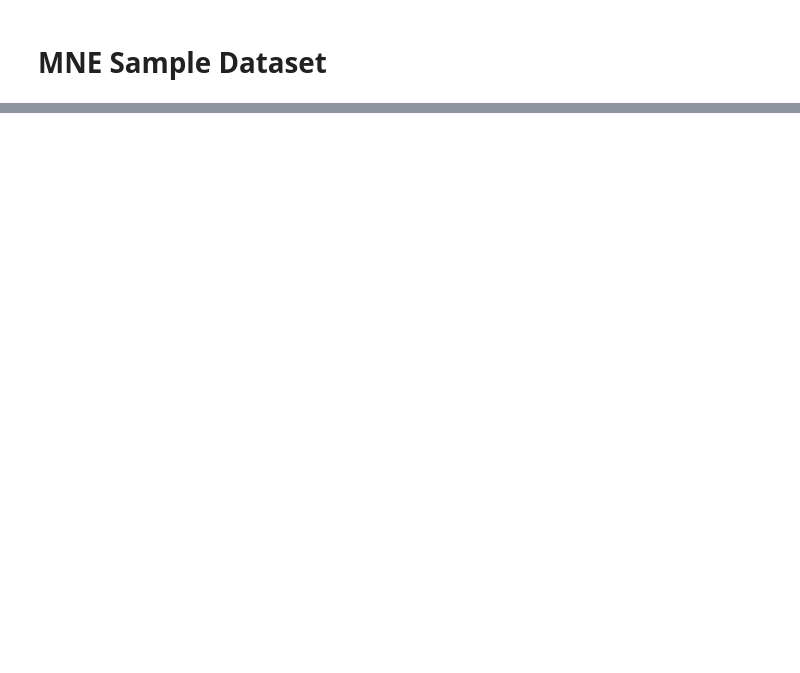
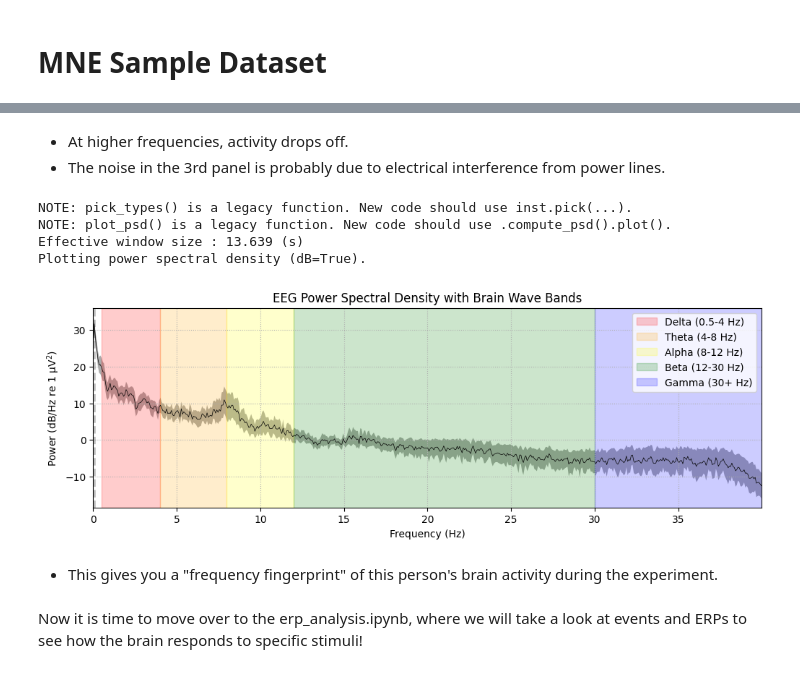
Before and after one commit to Arashi20/EEG-Exploration, a Jupyter notebook: notebooks/data_exploration.ipynb, the cells around one changed output, grey strips where cells are left out. Saved outputs shown, nothing was run; the diff lists cells and outputs as text; code cells hidden in the pictures; blank space fills up the shorter version.

```diff
--- a/notebooks/data_exploration.ipynb
+++ b/notebooks/data_exploration.ipynb
@@ -13,0 +102,28 @@ ModuleNotFoundError: No module named 'mne'
+# %% [markdown]
+- At higher frequencies, activity drops off.
+- The noise in the 3rd panel is probably due to electrical interference from power lines.
+# %%
+# Let's focus on just EEG and add brain wave annotations
+raw_eeg = raw.copy().pick_types(eeg=True)
+fig = raw_eeg.plot_psd(fmax=40, average=True, show=False)
+
+# Add brain wave band annotations
+ax = fig.axes[0]
+ax.axvspan(0.5, 4, alpha=0.2, color='red', label='Delta (0.5-4 Hz)')
+ax.axvspan(4, 8, alpha=0.2, color='orange', label='Theta (4-8 Hz)')
+ax.axvspan(8, 12, alpha=0.2, color='yellow', label='Alpha (8-12 Hz)')
+ax.axvspan(12, 30, alpha=0.2, color='green', label='Beta (12-30 Hz)')
+ax.axvspan(30, 40, alpha=0.2, color='blue', label='Gamma (30+ Hz)')
+ax.legend()
+ax.set_title('EEG Power Spectral Density with Brain Wave Bands')
+plt.show()
+# %% [output]
+NOTE: pick_types() is a legacy function. New code should use inst.pick(...).
+NOTE: plot_psd() is a legacy function. New code should use .compute_psd().plot().
+Effective window size : 13.639 (s)
+Plotting power spectral density (dB=True).
+[figure, added]
+# %% [markdown]
+- This gives you a "frequency fingerprint" of this person's brain activity during the experiment.
+# %% [markdown]
+Now it is time to move over to the erp_analysis.ipynb, where we will take a look at events and ERPs to see how the brain responds to specific stimuli!
```
Also changed, not shown: parts of 8 cells of this notebook, 5 other files.
